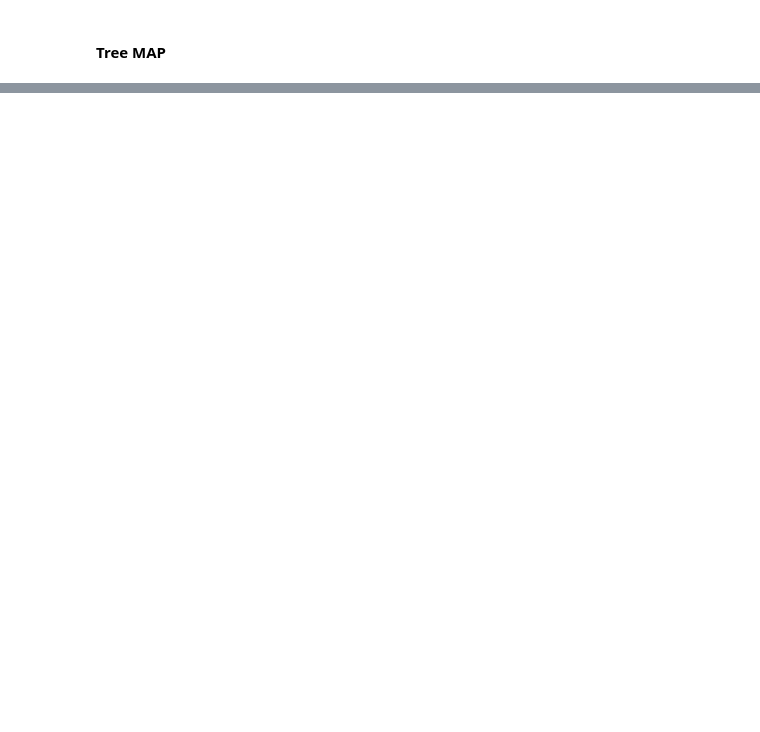
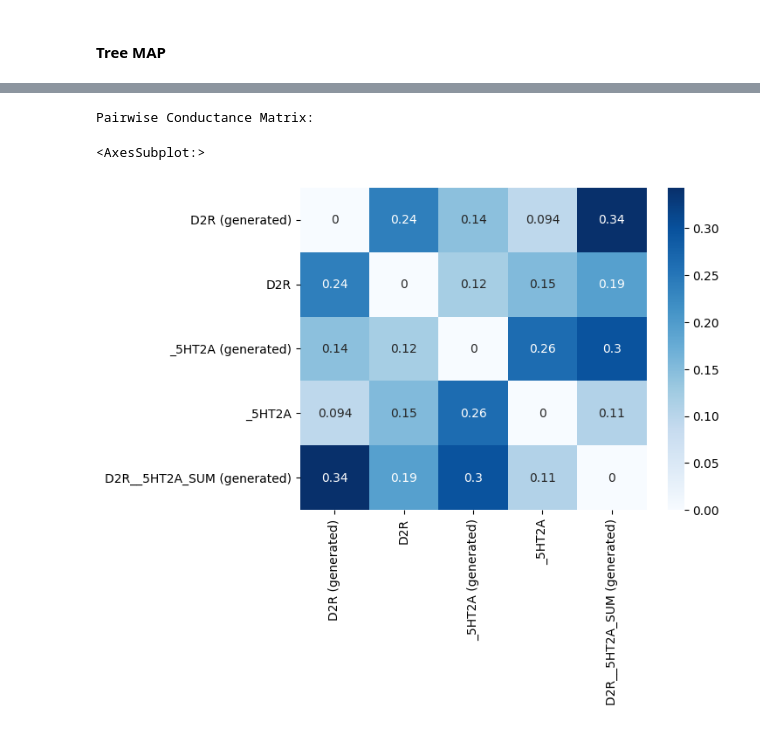
Before and after one commit to arthurcerveira/CoMPO-GPT, a Jupyter notebook: scripts/09-Data-Viz.ipynb, the cells around one changed output, grey strips where cells are left out. Drawn from its saved outputs; the diff is of its cells as text; code cells hidden in the pictures; blank space fills up the shorter version.

Commit message:
Graph metrics for neighboring classes

```diff
--- a/scripts/09-Data-Viz.ipynb
+++ b/scripts/09-Data-Viz.ipynb
@@ -1150,0 +1350,19 @@ type_labels
+# %%
+# Calculate betweenness centrality for all nodes
+betweenness_centrality = nx.betweenness_centrality(G)
+
+# Initialize a dictionary to store class pair betweenness centrality
+class_pair_betweenness = defaultdict(float)
+
+# Aggregate betweenness centrality by class pairs
+for node, centrality in betweenness_centrality.items():
+    node_class = G.nodes[node]['class']
+    for neighbor in G.neighbors(node):
+        neighbor_class = G.nodes[neighbor]['class']
+        if node_class != neighbor_class:  # Only consider inter-class pairs
+            class_pair = tuple(sorted([node_class, neighbor_class]))
+            class_pair_betweenness[class_pair] += centrality
+
+# Output the betweenness centrality for each class pair
+for class_pair, centrality in class_pair_betweenness.items():
+    print(f"Betweenness centrality between classes {class_pair}: {centrality}")
@@ -1150,0 +1628,43 @@ type_labels
+# %%
+def compute_pairwise_conductance(G, class_dict):
+    # Get unique classes
+    classes = list(set(class_dict.values()))
+
+    # Initialize dictionaries to store volumes and cut sizes for class pairs
+    class_pair_cut = defaultdict(lambda: defaultdict(int))
+    class_pair_volume = defaultdict(lambda: defaultdict(int))
+
+    # Calculate volume and cut size for each pair of classes
+    for node in G.nodes():
+        node_class = class_dict[node]
+        for neighbor in G.neighbors(node):
+            neighbor_class = class_dict[neighbor]
+            class_pair_volume[node_class][neighbor_class] += 1
+            if node_class != neighbor_class:
+                class_pair_cut[node_class][neighbor_class] += 1
+
+    # Compute conductance for each pair of classes
+    conductance_matrix = pd.DataFrame(index=classes, columns=classes, dtype=float)
+
+    for class_i in classes:
+        for class_j in classes:
+            if class_pair_volume[class_i][class_j] > 0:
+                cut = class_pair_cut[class_i][class_j]
+                volume_i = sum(class_pair_volume[class_i].values())
+                volume_j = sum(class_pair_volume[class_j].values())
+                conductance_matrix.at[class_i, class_j] = cut / min(volume_i, volume_j)
+            else:
+                conductance_matrix.at[class_i, class_j] = None
+
+    return conductance_matrix
+
+# Compute pairwise conductance for each class
+conductance_matrix = compute_pairwise_conductance(G, class_dict)
+
+# Print conductance matrix
+print("Pairwise Conductance Matrix:")
+sns.heatmap(conductance_matrix, annot=True, cmap='Blues')
+# %% [output]
+Pairwise Conductance Matrix:
+<AxesSubplot:>
+[figure, added]
```
Also changed, not shown: parts of 27 cells of this notebook, 18 other files.
